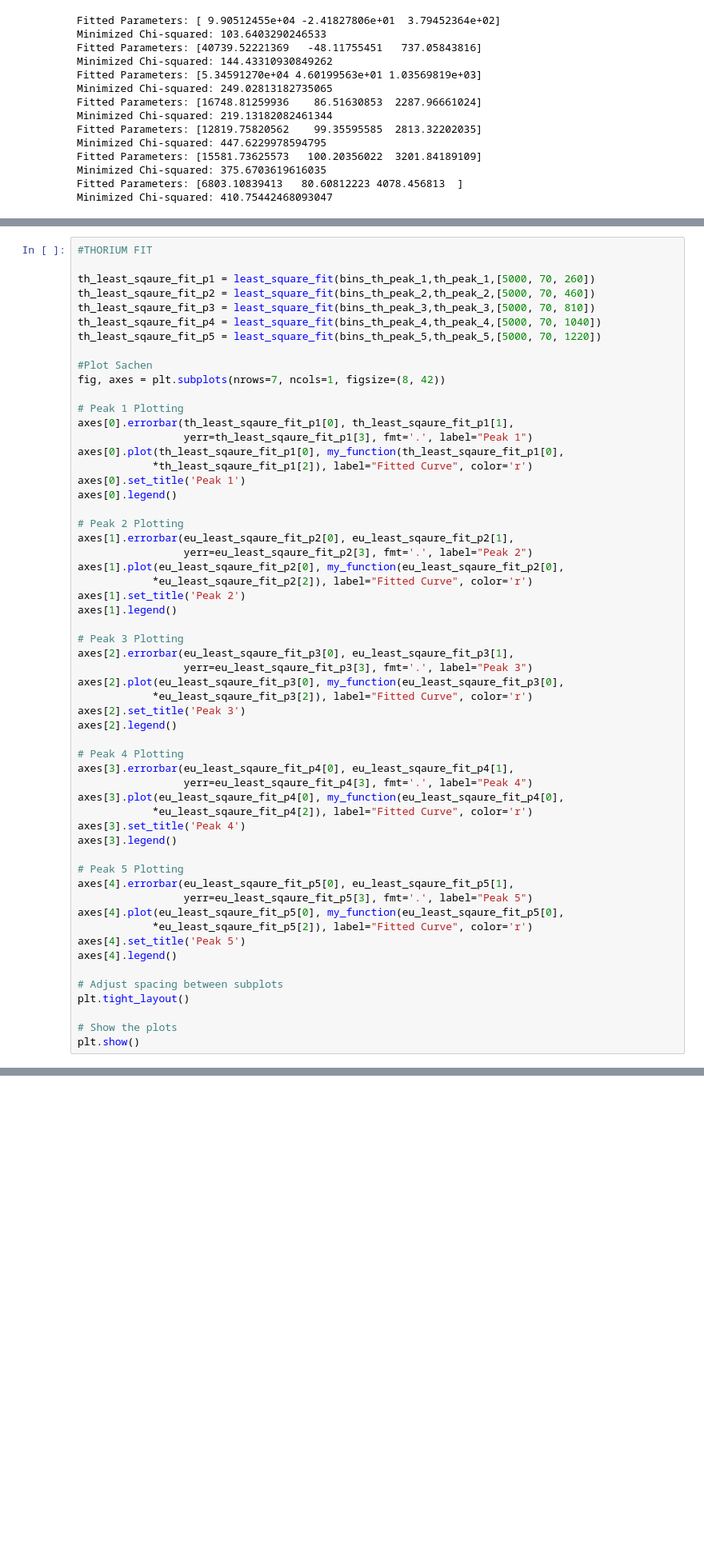
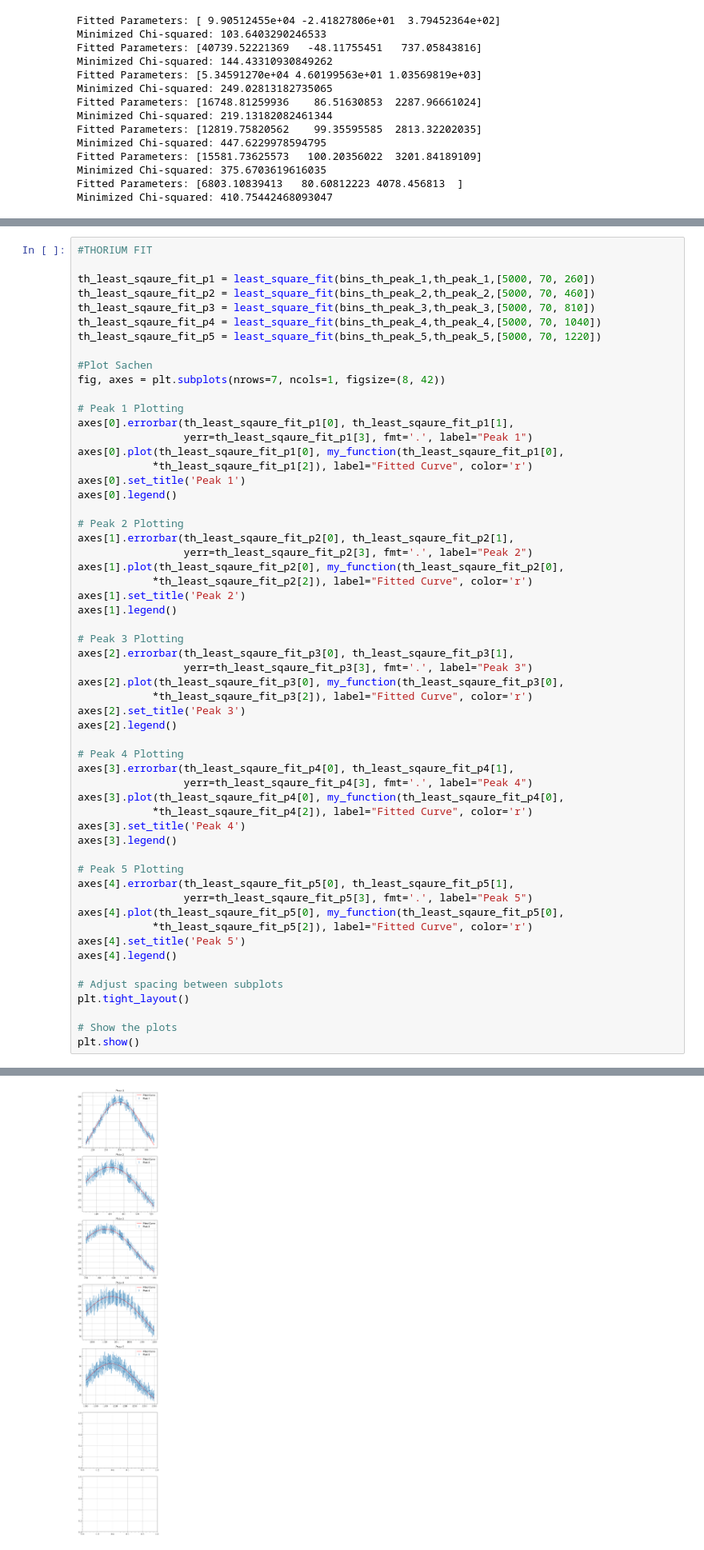
Before and after one commit to MayerPablo/FP, a Jupyter notebook: Szintillator.ipynb, the cells around one changed output, grey strips where cells are left out. Shown at 80% size. Drawn from its saved outputs; the diff is of its cells as text; blank space fills up the shorter version.

```diff
--- a/Szintillator.ipynb
+++ b/Szintillator.ipynb
@@ -845,34 +897,34 @@ axes[0].set_title('Peak 1')
 axes[0].legend()
 
 # Peak 2 Plotting
-axes[1].errorbar(eu_least_sqaure_fit_p2[0], eu_least_sqaure_fit_p2[1],
-                 yerr=eu_least_sqaure_fit_p2[3], fmt='.', label="Peak 2")
-axes[1].plot(eu_least_sqaure_fit_p2[0], my_function(eu_least_sqaure_fit_p2[0],
-            *eu_least_sqaure_fit_p2[2]), label="Fitted Curve", color='r')
+axes[1].errorbar(th_least_sqaure_fit_p2[0], th_least_sqaure_fit_p2[1],
+                 yerr=th_least_sqaure_fit_p2[3], fmt='.', label="Peak 2")
+axes[1].plot(th_least_sqaure_fit_p2[0], my_function(th_least_sqaure_fit_p2[0],
+            *th_least_sqaure_fit_p2[2]), label="Fitted Curve", color='r')
 axes[1].set_title('Peak 2')
 axes[1].legend()
 
 # Peak 3 Plotting
-axes[2].errorbar(eu_least_sqaure_fit_p3[0], eu_least_sqaure_fit_p3[1],
-                 yerr=eu_least_sqaure_fit_p3[3], fmt='.', label="Peak 3")
-axes[2].plot(eu_least_sqaure_fit_p3[0], my_function(eu_least_sqaure_fit_p3[0],
-            *eu_least_sqaure_fit_p3[2]), label="Fitted Curve", color='r')
+axes[2].errorbar(th_least_sqaure_fit_p3[0], th_least_sqaure_fit_p3[1],
+                 yerr=th_least_sqaure_fit_p3[3], fmt='.', label="Peak 3")
+axes[2].plot(th_least_sqaure_fit_p3[0], my_function(th_least_sqaure_fit_p3[0],
+            *th_least_sqaure_fit_p3[2]), label="Fitted Curve", color='r')
 axes[2].set_title('Peak 3')
 axes[2].legend()
 
 # Peak 4 Plotting
-axes[3].errorbar(eu_least_sqaure_fit_p4[0], eu_least_sqaure_fit_p4[1],
-                 yerr=eu_least_sqaure_fit_p4[3], fmt='.', label="Peak 4")
-axes[3].plot(eu_least_sqaure_fit_p4[0], my_function(eu_least_sqaure_fit_p4[0],
-            *eu_least_sqaure_fit_p4[2]), label="Fitted Curve", color='r')
+axes[3].errorbar(th_least_sqaure_fit_p4[0], th_least_sqaure_fit_p4[1],
+                 yerr=th_least_sqaure_fit_p4[3], fmt='.', label="Peak 4")
+axes[3].plot(th_least_sqaure_fit_p4[0], my_function(th_least_sqaure_fit_p4[0],
+            *th_least_sqaure_fit_p4[2]), label="Fitted Curve", color='r')
 axes[3].set_title('Peak 4')
 axes[3].legend()
 
 # Peak 5 Plotting
-axes[4].errorbar(eu_least_sqaure_fit_p5[0], eu_least_sqaure_fit_p5[1],
-                 yerr=eu_least_sqaure_fit_p5[3], fmt='.', label="Peak 5")
-axes[4].plot(eu_least_sqaure_fit_p5[0], my_function(eu_least_sqaure_fit_p5[0],
-            *eu_least_sqaure_fit_p5[2]), label="Fitted Curve", color='r')
+axes[4].errorbar(th_least_sqaure_fit_p5[0], th_least_sqaure_fit_p5[1],
+                 yerr=th_least_sqaure_fit_p5[3], fmt='.', label="Peak 5")
+axes[4].plot(th_least_sqaure_fit_p5[0], my_function(th_least_sqaure_fit_p5[0],
+            *th_least_sqaure_fit_p5[2]), label="Fitted Curve", color='r')
 axes[4].set_title('Peak 5')
 axes[4].legend()
 
@@ -881,3 +933,4 @@ plt.tight_layout()
 
 # Show the plots
 plt.show()
+# %% [output]
@@ -884 +947,2 @@ plt.show()
+[figure, added]
 # %%
```
Also changed, not shown: parts of 8 cells of this notebook, 5 other files.
